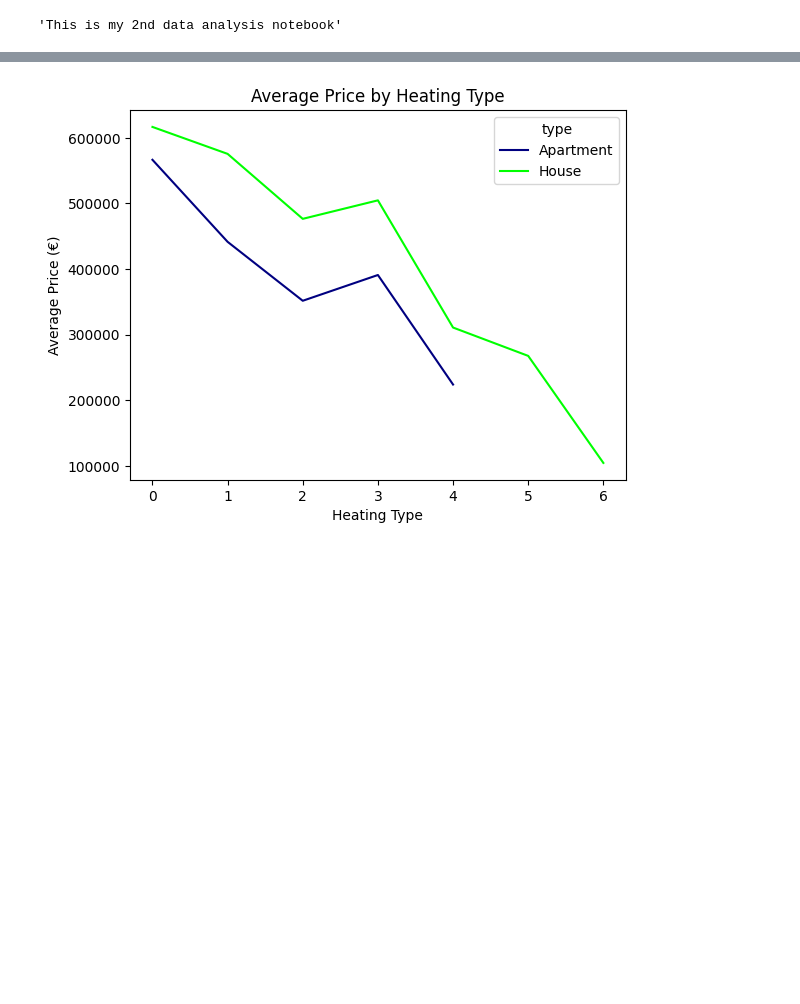
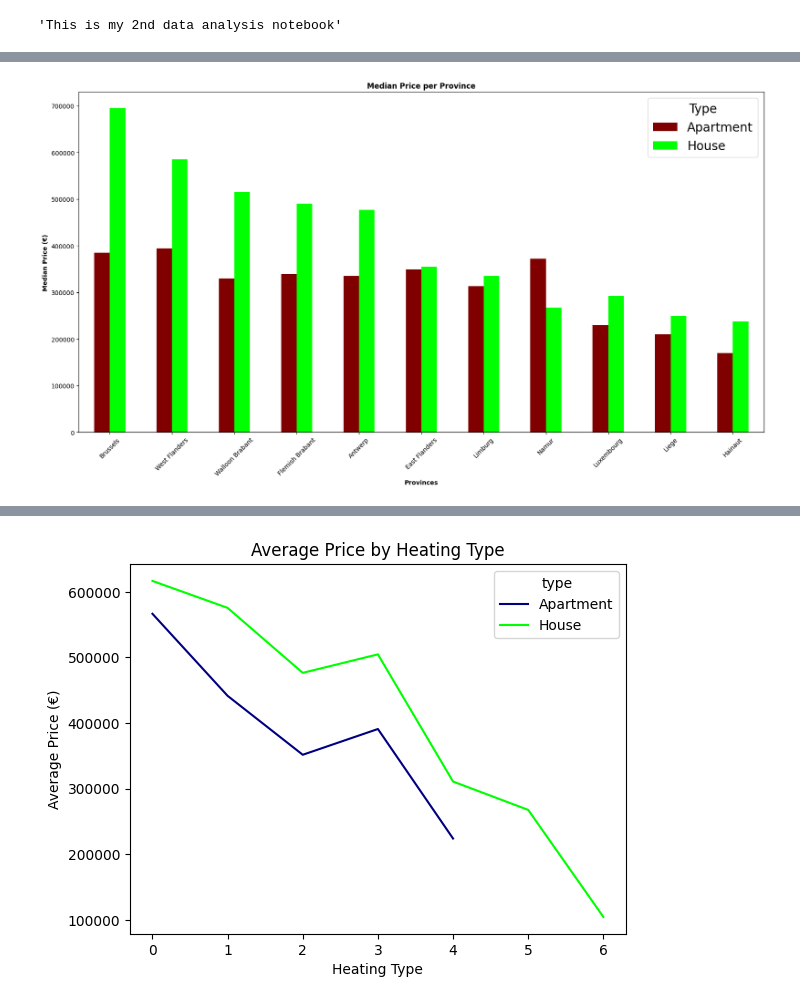
Before and after one commit to m9tadeo/real-estate-price-prediction, a Jupyter notebook: data_analysis/data_analysis_2.ipynb, the cells around one changed output, grey strips where cells are left out. Saved outputs shown, nothing was run; the diff lists cells and outputs as text; code cells hidden in the pictures; blank space fills up the shorter version.

```diff
--- a/data_analysis/data_analysis_2.ipynb
+++ b/data_analysis/data_analysis_2.ipynb
@@ -39 +43,14 @@ plt.show()
+# %%
+median_group = df.groupby(["province","type"])["price"].median().unstack()
+median_group["median"] = median_group.median(axis=1)
+median_group.sort_values("median", ascending=False, inplace=True)
+median_group[["Apartment", "House"]].plot(kind="bar", color=["maroon", "lime"], figsize=[20, 10])
+plt.xlabel("Provinces", fontweight="bold")
+plt.xticks(rotation=45)
+plt.ylabel("Median Price (€)", fontweight="bold")
+plt.title("Median Price per Province", fontweight="bold")
+plt.legend(["Apartment", "House"], title="Type", fontsize=20, title_fontsize=20)
+plt.show()
+# %% [output]
+[figure, added]
 # %%
```
Also changed, not shown: parts of 7 cells of this notebook, 3 other files.
